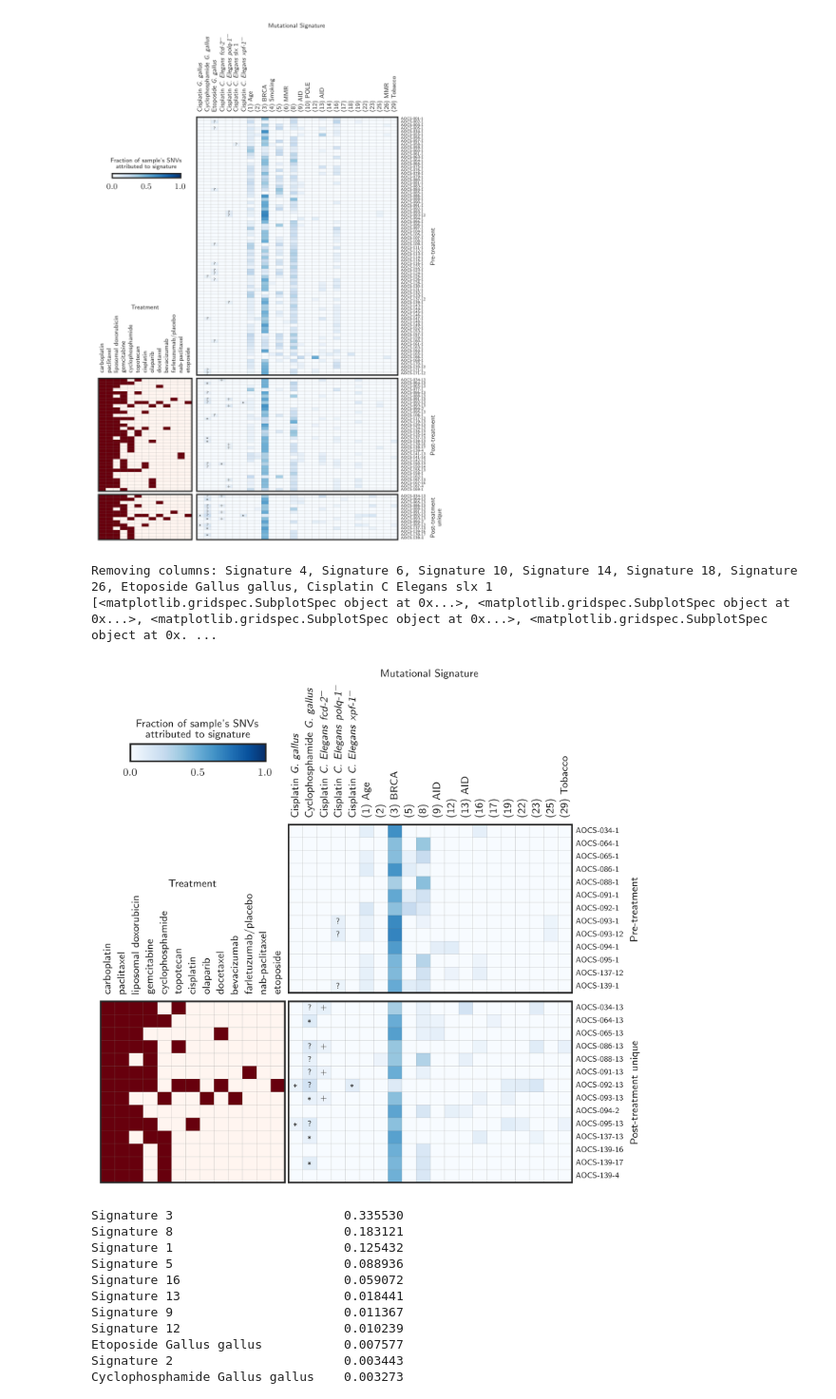
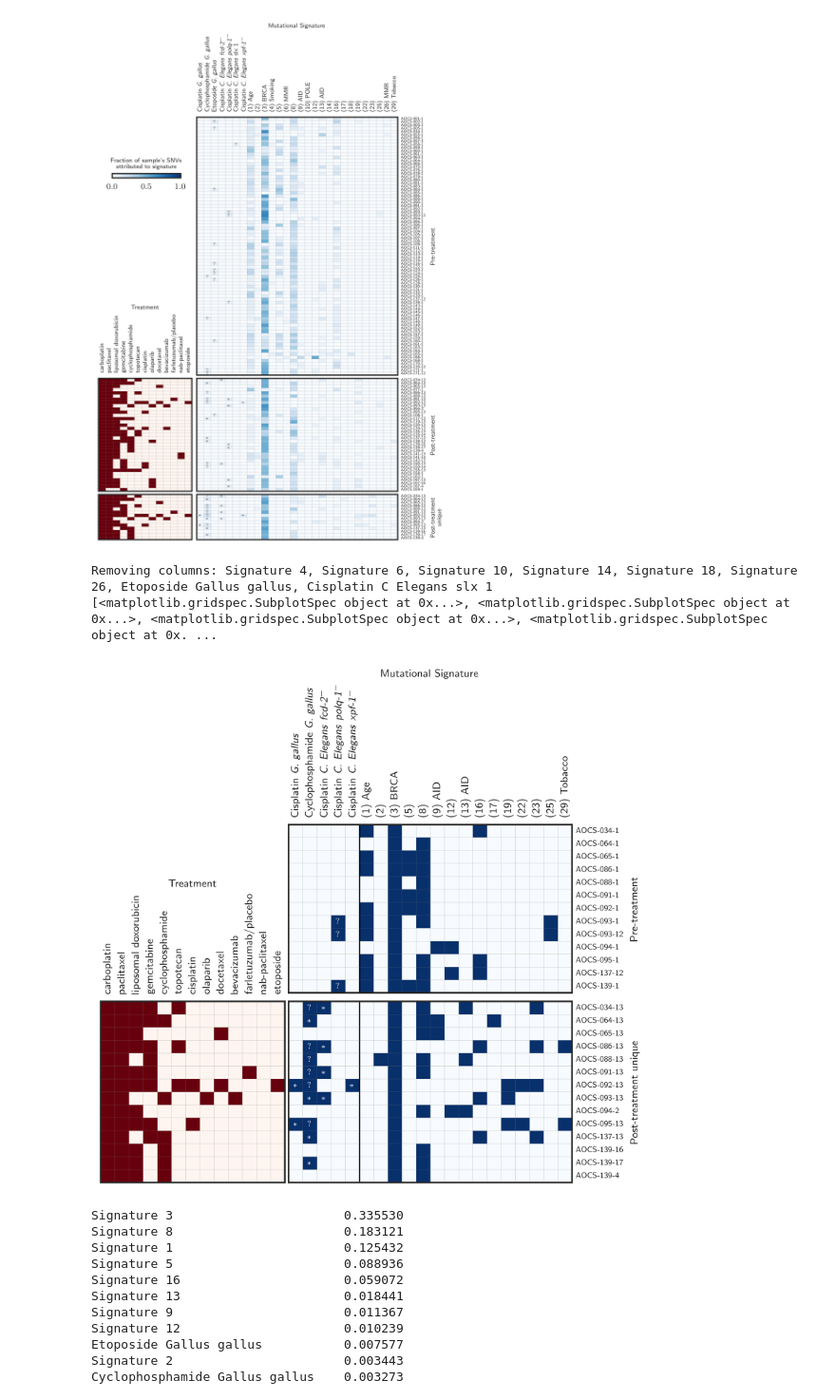
Before and after one commit to hammerlab/paper-aocs-chemo-neoantigens, a Jupyter notebook: notebooks/deconstructSigs results.ipynb, the cells around one changed output. Shown at 95% size. Drawn from its saved outputs; the diff is of its cells as text; code cells hidden in the pictures.

```diff
--- a/notebooks/deconstructSigs results.ipynb
+++ b/notebooks/deconstructSigs results.ipynb
@@ -202,6 +202,12 @@ signatures
  'Signature 26',
  'Signature 29']
 # %%
+symbols = {
+    'exact': '$*$',
+    'partial': '$*$',
+    'mismatch': '$?$',
+}
+
 def make_symbol_labels(sigs, treats):
     result = []
     for (col_num, signature) in enumerate(sigs.columns):
@@ -214,26 +220,26 @@ def make_symbol_labels(sigs, treats):
                 symbol = None
                 if cisplatin_sig:
                     if "cisplatin" in sample_treatments:
-                        symbol = "*"
+                        symbol = symbols["exact"]
                     elif any('platin' in t for t in sample_treatments):
-                        symbol = "+"
+                        symbol = symbols["partial"]
                     else:
-                        symbol = "?"
+                        symbol = symbols["mismatch"]
                 if cyc_sig:
                     if 'cyclophosphamide' in sample_treatments:
-                        symbol = "*"
+                        symbol = symbols["exact"]
                     else:
-                        symbol = "?"
+                        symbol = symbols["mismatch"]
                 if etoposide_sig:
                     if 'etoposide' in sample_treatments:
-                        symbol = "*"
+                        symbol = symbols["exact"]
                     else:
-                        symbol = "?"
+                        symbol = symbols["mismatch"]
                 if symbol is not None:
                     result.append((row_num, col_num, symbol))
     return result
 
-def draw_from_chunks(chunks, figsize, cbar=True, cbar_bbox_to_anchor=(-0.125, 7.25, 1.05, 0.95), symbols=False, small_fontsize=4):
+def draw_from_chunks(chunks, figsize, cbar=True, cbar_bbox_to_anchor=(-0.125, 7.25, 1.05, 0.95), symbols=False, small_fontsize=4, extra_signature_vlines=[], binarize=False, symbol_text_kwargs={}):
     col_removes = [col for col in chunks[0][1].columns if all(c[col].sum() == 0 for (_, c) in chunks)]
     print("Removing columns: %s" % ', '.join(col_removes))
     for col in col_removes:
@@ -299,7 +305,7 @@ def draw_from_chunks(chunks, figsize, cbar=True, cbar_bbox_to_anchor=(-0.125, 7.
         axs.append(ax)
 
         heatmap = ax.imshow(
-            draw_chunk.values,
+            draw_chunk.values if not binarize else (draw_chunk.values > 0).astype(float),
             cmap=pyplot.cm.Blues,
             interpolation='nearest',
             aspect='auto',
@@ -331,13 +337,17 @@ def draw_from_chunks(chunks, figsize, cbar=True, cbar_bbox_to_anchor=(-0.125, 7.
         if symbols:
             symbol_labels = make_symbol_labels(draw_chunk, sub_treatment_matrix_df)
             for (row_pos, col_pos, symbol) in symbol_labels:
-                ax.text(col_pos, row_pos, symbol, va='center', ha='center', fontsize=small_fontsize)
+                ax.text(col_pos, row_pos, symbol, va='center', ha='center', fontsize=small_fontsize, **symbol_text_kwargs)
+
+        for v in extra_signature_vlines:
+            ax.axvline(v + .5, color='black', lw=1.0)
 
         # Common:
         for ax in axs:
             if ax is not None:
                 for v in range(draw_chunk.shape[0]):
                     ax.axhline(v + .5, color='gray', lw=.10)
+
 
         prev_axs.append(axs)
 
@@ -374,18 +384,26 @@ Removing columns:
 # %%
 donors_with_new = set("-".join(x[0].split("-")[:2]) for x in df.ix[df.kind == "new"].index)
 sub_df = df.ix[["-".join(x[0].split("-")[:2]) in donors_with_new for x in df.index]]
 axs = draw_from_chunks([
 #    ("Control", df.ix[(df.kind == "check")]),
     ("Pre-treatment", sub_df.ix[(sub_df.kind == "all") & (~sub_df.treated)]),
 #    ("Post-treatment", (sub_df.ix[(sub_df.kind == "all") & (sub_df.treated)])),
     ("Post-treatment unique", (sub_df.ix[(sub_df.kind == "new")]))
-], figsize=(6,6), cbar=True, cbar_bbox_to_anchor=(-0.125, 1.5, 1.05, 0.95), symbols=True, small_fontsize=6)
+],
+                       figsize=(6,6),
+                       cbar=False,
+                       binarize=True,
+                       cbar_bbox_to_anchor=(-0.125, 1.5, 1.05, 0.95),
+                       symbols=True,
+                       small_fontsize=6,
+                       extra_signature_vlines=[4],
+                       symbol_text_kwargs = {'color': 'white'})
 pyplot.tight_layout(h_pad=-9.0, w_pad=0.3)
 pyplot.savefig("../figures/signatures.pdf")
 # %% [output]
 Removing columns: Signature 4, Signature 6, Signature 10, Signature 14, Signature 18, Signature 26, Etoposide Gallus gallus, Cisplatin C Elegans slx 1
 [<matplotlib.gridspec.SubplotSpec object at 0x...>, <matplotlib.gridspec.SubplotSpec object at 0x...>, <matplotlib.gridspec.SubplotSpec object at 0x...>, <matplotlib.gridspec.SubplotSpec object at 0x. ...
-[figure, old version]
+[figure, new version]
 # %%
 df.ix[~df.treated][signatures].mean(0).sort(inplace=False, ascending=False)
 # %% [output]
```
Also changed, not shown: 2 other files.
